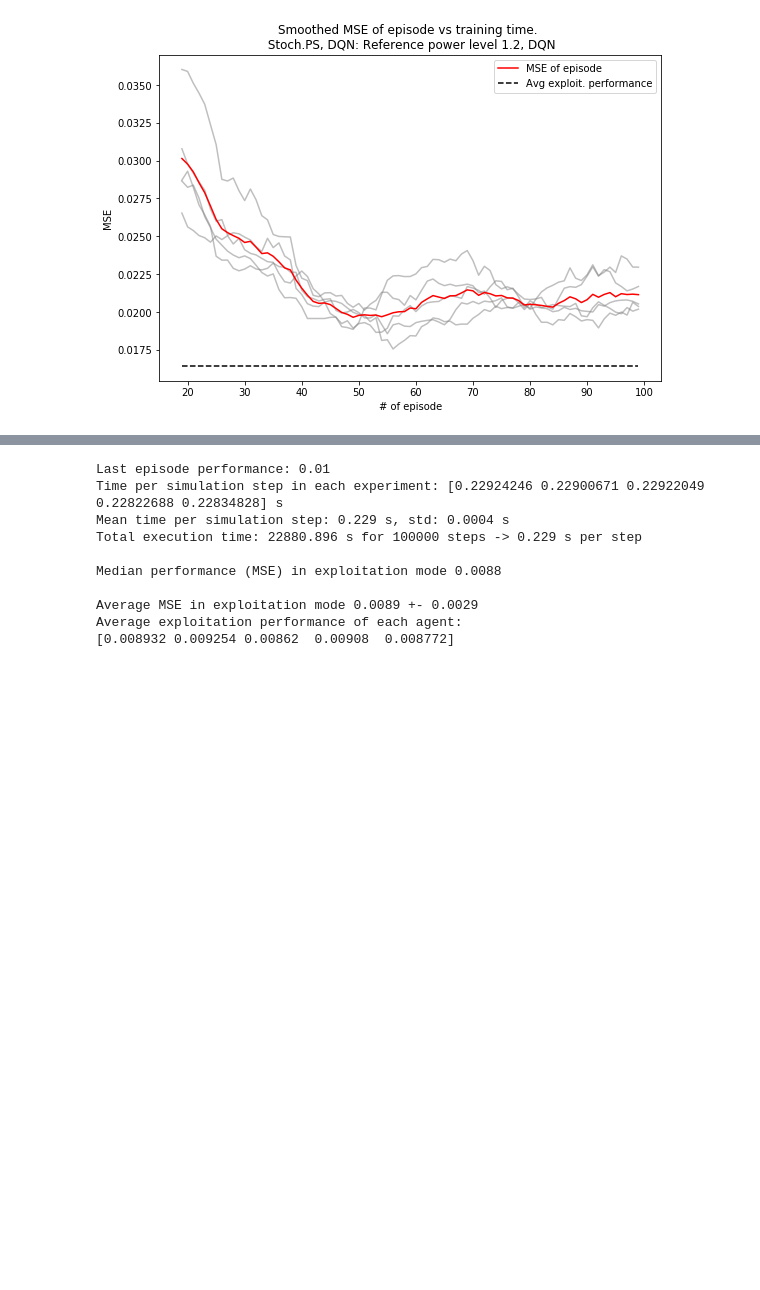
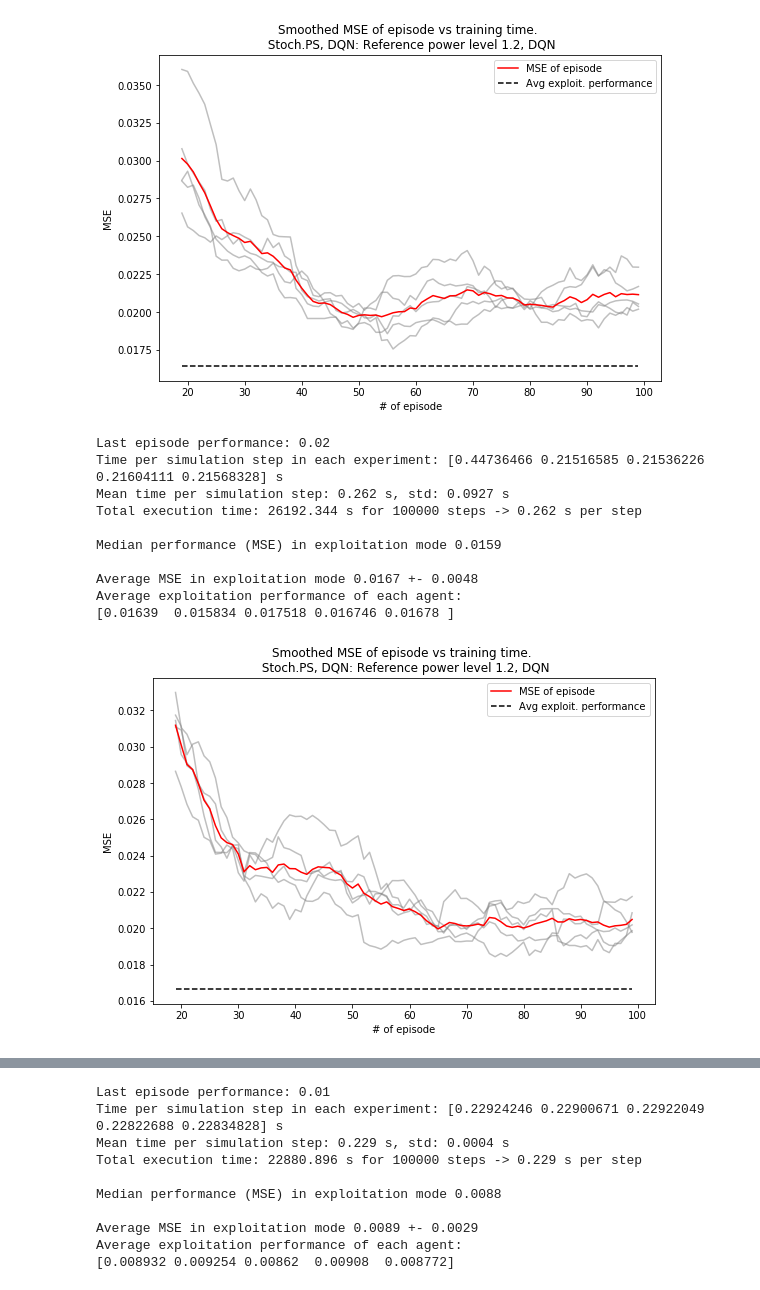
Before and after one commit to OlehLuk/rl-power-control, a Jupyter notebook: experiments/results/ps_dqn.ipynb, the cells around one changed output, grey strips where cells are left out. Saved outputs shown, nothing was run; the diff lists cells and outputs as text; code cells hidden in the pictures; blank space fills up the shorter version.

Commit message:
Updated results visualizations

```diff
--- a/experiments/results/ps_dqn.ipynb
+++ b/experiments/results/ps_dqn.ipynb
@@ -29,3 +29,23 @@ Average MSE in exploitation mode 0.0164 +- 0.0054
 Average exploitation performance of each agent:
 [0.016368 0.016852 0.015862 0.016286 0.016794]
 [figure]
+# %%
+experiments_folder = case_folder + "dqn_expl_fin_001_25-12-2019_11-09/"
+experiment_name = "Stoch.PS, DQN:"
+case = "window_size=4"
+case_name = "Reference power level 1.2, DQN"
+df_avgsm_mses_1, perf_1, sig_1 = report_experiment(experiments_folder + case,
+                             exp_name="\n {} {}".format(experiment_name, case_name), plot_perf_sigma=0,
+                                                         stochastic=False)
+# %% [output]
+Last episode performance: 0.02
+Time per simulation step in each experiment: [0.44736466 0.21516585 0.21536226 0.21604111 0.21568328] s
+Mean time per simulation step: 0.262 s, std: 0.0927 s
+Total execution time: 26192.344 s for 100000 steps -> 0.262 s per step
+
+Median performance (MSE) in exploitation mode 0.0159
+
+Average MSE in exploitation mode 0.0167 +- 0.0048
+Average exploitation performance of each agent:
+[0.01639  0.015834 0.017518 0.016746 0.01678 ]
+[figure, added]
```
Also changed, not shown: parts of 38 cells of this notebook, 3 other files.
